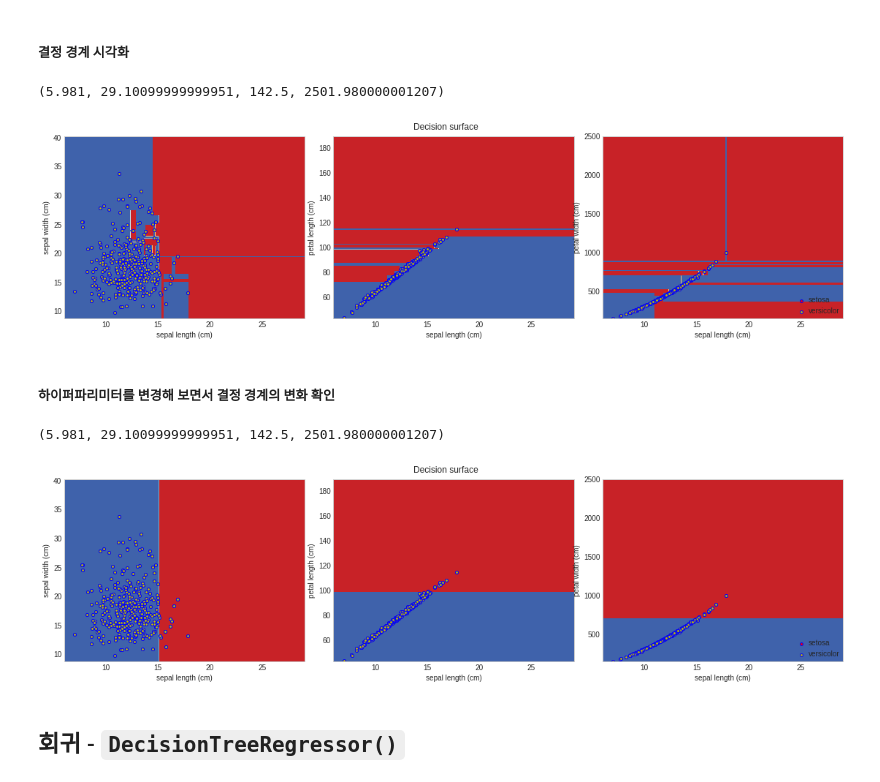
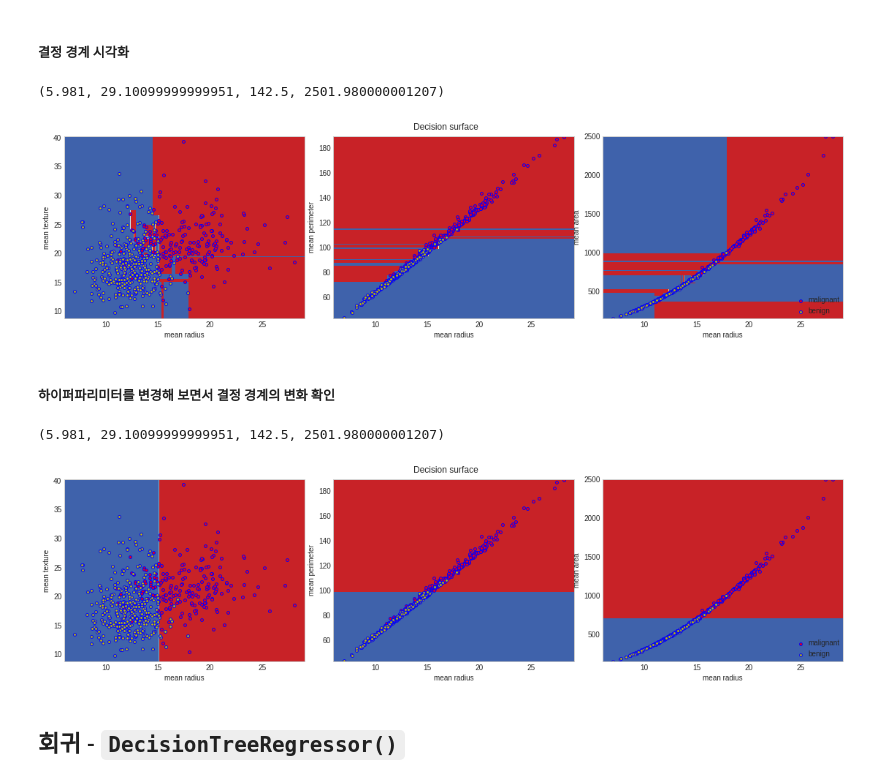
Before and after one commit to ilmechaJu/Machine_Learning, a Jupyter notebook: ch_08_결정_트리(Decision_Tree).ipynb, the cells around one changed output. Saved outputs shown, nothing was run; the diff lists cells and outputs as text; code cells hidden in the pictures.

```diff
--- a/ch_08_결정_트리(Decision_Tree).ipynb
+++ b/ch_08_결정_트리(Decision_Tree).ipynb
@@ -302,7 +302,7 @@ for pairidx, pair in enumerate([[0, 1],[0, 2],[0, 3],
   plt.ylabel(iris.feature_names[pair[1]])
 
   for i, color in zip(range(n_classes), plot_colors):
-    idx = np.where(y == 1)
+    idx = np.where(y == i)
     plt.scatter(X[idx, 0], X[idx, 1], c=color, label=iris.target_names[i],
                 cmap=plt.cm.RdYlBu, edgecolor='b', s=15)
 
@@ -341,7 +341,7 @@ for pairidx, pair in enumerate([[0, 1],[0, 2],[0, 3],
   plt.ylabel(iris.feature_names[pair[1]])
 
   for i, color in zip(range(n_classes), plot_colors):
-    idx = np.where(y == 1)
+    idx = np.where(y == i)
     plt.scatter(X[idx, 0], X[idx, 1], c=color, label=iris.target_names[i],
                 cmap=plt.cm.RdYlBu, edgecolor='b', s=15)
 
@@ -490,12 +490,12 @@ for pairidx, pair in enumerate([[0, 1],[0, 2],[0, 3],
   Z = Z.reshape(xx.shape)
   cs = plt.contourf(xx, yy, Z, cmap=plt.cm.RdYlBu)
 
-  plt.xlabel(iris.feature_names[pair[0]])
-  plt.ylabel(iris.feature_names[pair[1]])
+  plt.xlabel(wine.feature_names[pair[0]])
+  plt.ylabel(wine.feature_names[pair[1]])
 
   for i, color in zip(range(n_classes), plot_colors):
-    idx = np.where(y == 1)
-    plt.scatter(X[idx, 0], X[idx, 1], c=color, label=iris.target_names[i],
+    idx = np.where(y == i)
+    plt.scatter(X[idx, 0], X[idx, 1], c=color, label=wine.target_names[i],
                 cmap=plt.cm.RdYlBu, edgecolor='b', s=15)
 
 plt.suptitle("Decision surface")
@@ -529,12 +529,12 @@ for pairidx, pair in enumerate([[0, 1],[0, 2],[0, 3],
   Z = Z.reshape(xx.shape)
   cs = plt.contourf(xx, yy, Z, cmap=plt.cm.RdYlBu)
 
-  plt.xlabel(iris.feature_names[pair[0]])
-  plt.ylabel(iris.feature_names[pair[1]])
+  plt.xlabel(wine.feature_names[pair[0]])
+  plt.ylabel(wine.feature_names[pair[1]])
 
   for i, color in zip(range(n_classes), plot_colors):
-    idx = np.where(y == 1)
-    plt.scatter(X[idx, 0], X[idx, 1], c=color, label=iris.target_names[i],
+    idx = np.where(y == i)
+    plt.scatter(X[idx, 0], X[idx, 1], c=color, label=wine.target_names[i],
                 cmap=plt.cm.RdYlBu, edgecolor='b', s=15)
 
 plt.suptitle("Decision surface")
@@ -641,38 +641,38 @@ plot_step = 0.02
 plt.figure(figsize=(16, 8))
 
 for pairidx, pair in enumerate([[0, 1],[0, 2],[0, 3]]):
   X = cancer.data[:, pair]
   y = cancer.target
 
   model = DecisionTreeClassifier()
   model = model.fit(X, y)
 
   plt.subplot(2, 3, pairidx + 1)
 
   x_min, x_max = X[:, 0].min()-1, X[:, 0].max()+1
   y_min, y_max = X[:, 1].min()-1, X[:, 1].max()+1
   xx, yy = np.meshgrid(np.arange(x_min, x_max, plot_step),
                        np.arange(y_min, y_max, plot_step))
   plt.tight_layout(h_pad=-0.5, w_pad=0.5, pad=2.5)
 
   Z = model.predict(np.c_[xx.ravel(), yy.ravel()])
   Z = Z.reshape(xx.shape)
   cs = plt.contourf(xx, yy, Z, cmap=plt.cm.RdYlBu)
 
-  plt.xlabel(iris.feature_names[pair[0]])
-  plt.ylabel(iris.feature_names[pair[1]])
+  plt.xlabel(cancer.feature_names[pair[0]])
+  plt.ylabel(cancer.feature_names[pair[1]])
 
   for i, color in zip(range(n_classes), plot_colors):
-    idx = np.where(y == 1)
-    plt.scatter(X[idx, 0], X[idx, 1], c=color, label=iris.target_names[i],
+    idx = np.where(y == i)
+    plt.scatter(X[idx, 0], X[idx, 1], c=color, label=cancer.target_names[i],
                 cmap=plt.cm.RdYlBu, edgecolor='b', s=15)
 
 plt.suptitle("Decision surface")
 plt.legend(loc="lower right", borderpad=0, handletextpad=0)
 plt.axis('tight')
 # %% [output]
 (5.981, 29.10099999999951, 142.5, 2501.980000001207)
-[figure, old version]
+[figure, new version]
 # %% [markdown]
 ##### 하이퍼파리미터를 변경해 보면서 결정 경계의 변화 확인
 # %%
@@ -697,12 +697,12 @@ for pairidx, pair in enumerate([[0, 1],[0, 2],[0, 3]]):
   Z = Z.reshape(xx.shape)
   cs = plt.contourf(xx, yy, Z, cmap=plt.cm.RdYlBu)
 
-  plt.xlabel(iris.feature_names[pair[0]])
-  plt.ylabel(iris.feature_names[pair[1]])
+  plt.xlabel(cancer.feature_names[pair[0]])
+  plt.ylabel(cancer.feature_names[pair[1]])
 
   for i, color in zip(range(n_classes), plot_colors):
-    idx = np.where(y == 1)
-    plt.scatter(X[idx, 0], X[idx, 1], c=color, label=iris.target_names[i],
+    idx = np.where(y == i)
+    plt.scatter(X[idx, 0], X[idx, 1], c=color, label=cancer.target_names[i],
                 cmap=plt.cm.RdYlBu, edgecolor='b', s=15)
 
 plt.suptitle("Decision surface")
@@ -710,7 +710,7 @@ plt.legend(loc="lower right", borderpad=0, handletextpad=0)
 plt.axis('tight')
 # %% [output]
 (5.981, 29.10099999999951, 142.5, 2501.980000001207)
-[figure, old version]
+[figure, new version]
 # %% [markdown]
 ## 회귀 - `DecisionTreeRegressor()`
 # %% [markdown]
```
Also changed, not shown: parts of 18 cells of this notebook.
